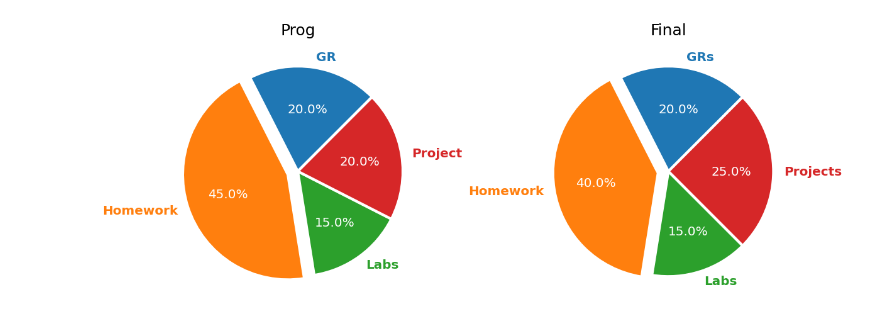
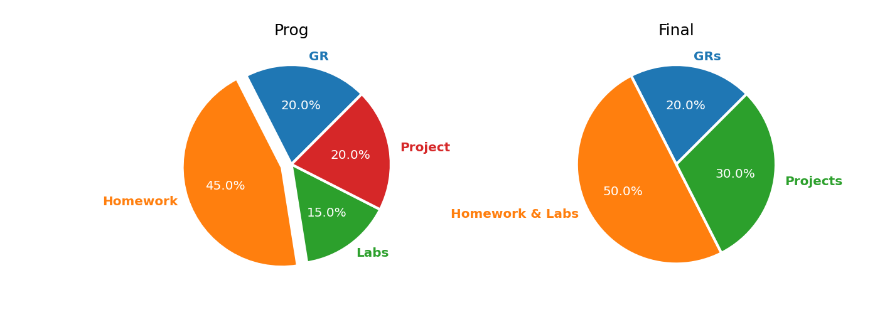
Before and after one commit to stanbaek/ece487, a Jupyter notebook: files/GradeDistribution.ipynb, the cells around one changed output. Cells and saved outputs as stored; diff of their text form; code cells hidden in the pictures.

Commit message:
Updated GradeDistribution and schedule

```diff
--- a/files/GradeDistribution.ipynb
+++ b/files/GradeDistribution.ipynb
@@ -1,39 +1,49 @@
 # %%
 """
 https://www.pythoncharts.com/matplotlib/pie-chart-matplotlib/
 """
+
 import matplotlib.pyplot as plt
+
 prog = [20, 45, 15, 20]
-labels = ['GR', 'Homework', 'Labs', 'Project']
+labels = ["GR", "Homework", "Labs", "Project"]
 
-fig, (ax1, ax2) = plt.subplots(1,2, figsize=(12,6))
-patches, texts, pcts = ax1.pie(prog, labels=labels, autopct='%.1f%%',
-       wedgeprops={'linewidth': 3.0, 'edgecolor': 'white'},
-       startangle=45,
-       explode=(0, 0.1, 0, 0),
-       textprops={'size': 'x-large'})
+fig, (ax1, ax2) = plt.subplots(1, 2, figsize=(12, 6))
+patches, texts, pcts = ax1.pie(
+    prog,
+    labels=labels,
+    autopct="%.1f%%",
+    wedgeprops={"linewidth": 3.0, "edgecolor": "white"},
+    startangle=45,
+    explode=(0, 0.1, 0, 0),
+    textprops={"size": "x-large"},
+)
 for i, patch in enumerate(patches):
     texts[i].set_color(patch.get_facecolor())
-plt.setp(pcts, color='white')
+plt.setp(pcts, color="white")
 plt.setp(texts, fontweight=600)
-ax1.set_title('Prog', fontsize=18)
+ax1.set_title("Prog", fontsize=18)
 plt.tight_layout()
 
 
-final = [20, 40, 15, 25]
-labels = ['GRs', 'Homework', 'Labs', 'Projects']
+final = [20, 50, 30]
+labels = ["GRs", "Homework & Labs", "Projects"]
 
-patches, texts, pcts = ax2.pie(final, labels=labels, autopct='%.1f%%',
-       wedgeprops={'linewidth': 3.0, 'edgecolor': 'white'},
-       startangle=45,
-       explode=(0, 0.1, 0, 0),
-       textprops={'size': 'x-large'})
+patches, texts, pcts = ax2.pie(
+    final,
+    labels=labels,
+    autopct="%.1f%%",
+    wedgeprops={"linewidth": 3.0, "edgecolor": "white"},
+    startangle=45,
+    explode=(0, 0, 0),
+    textprops={"size": "x-large"},
+)
 for i, patch in enumerate(patches):
     texts[i].set_color(patch.get_facecolor())
-plt.setp(pcts, color='white')
+plt.setp(pcts, color="white")
 plt.setp(texts, fontweight=600)
-ax2.set_title('Final', fontsize=18)
+ax2.set_title("Final", fontsize=18)
 plt.tight_layout()
-plt.savefig('GradeDistribution.png')
+plt.savefig("GradeDistribution.png")
 # %% [output]
-[figure, old version]
+[figure, new version]
```
Also changed, not shown: 3 other files.
